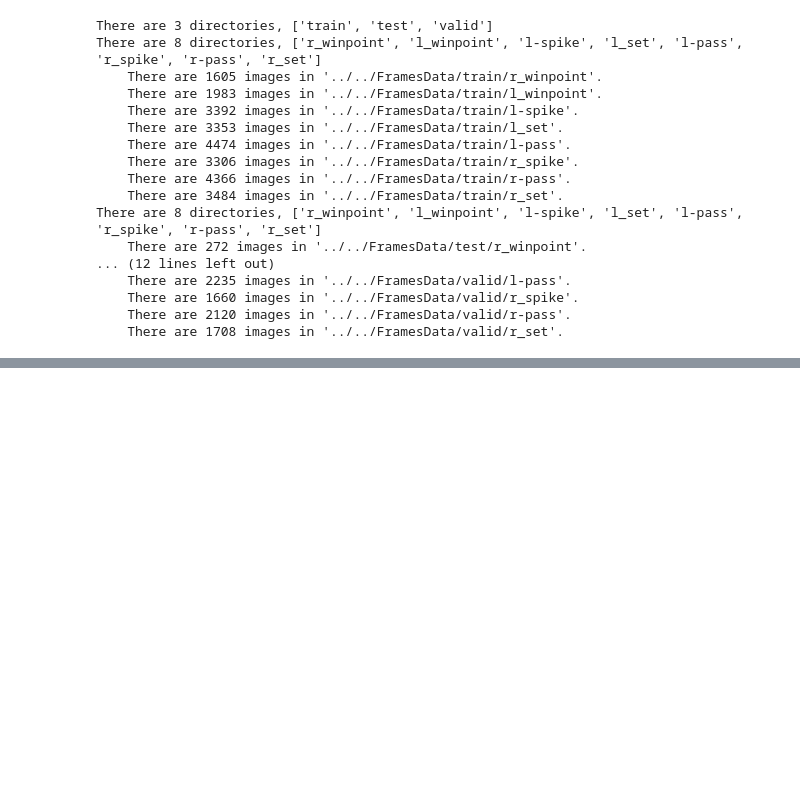
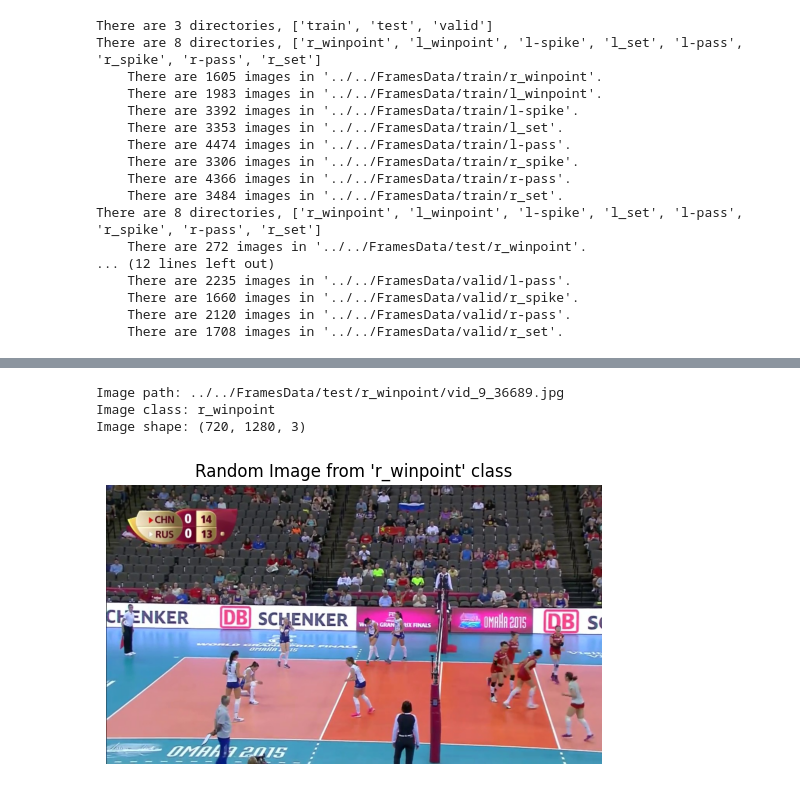
Before and after one commit to Fawzy-AI-Explorer/Group-Activity-Recognition, a Jupyter notebook: src/NoteBooks/explore.ipynb, the cells around one changed output, grey strips where cells are left out. Cells and saved outputs as stored; diff of their text form; code cells hidden in the pictures; blank space fills up the shorter version.

```diff
--- a/src/NoteBooks/explore.ipynb
+++ b/src/NoteBooks/explore.ipynb
@@ -322,0 +356,7 @@ There are 8 directories, ['r_winpoint', 'l_winpoint', 'l-spike', 'l_set', 'l-pas
+# %%
+plot_random_image_from_dir(TEST_PATH/ 'r_winpoint')
+# %% [output]
+Image path: ../../FramesData/test/r_winpoint/vid_9_36689.jpg
+Image class: r_winpoint
+Image shape: (720, 1280, 3)
+[figure, added]
```
Also changed, not shown: parts of 1 cell of this notebook.
